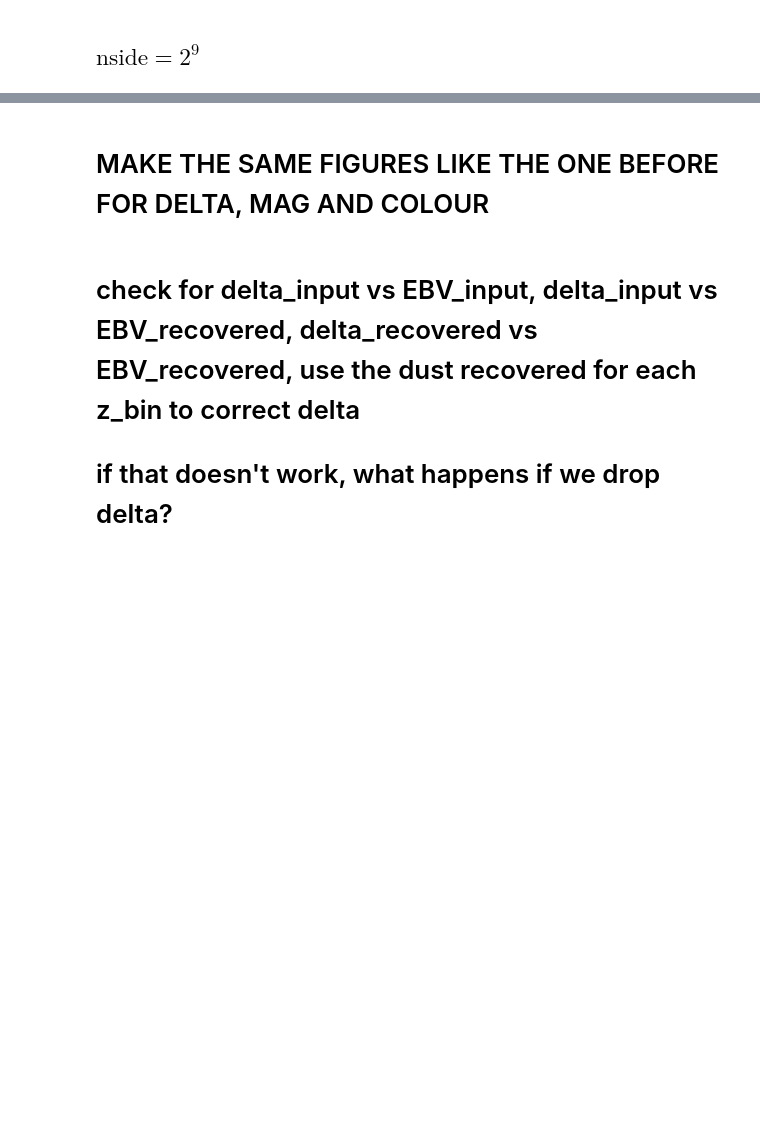
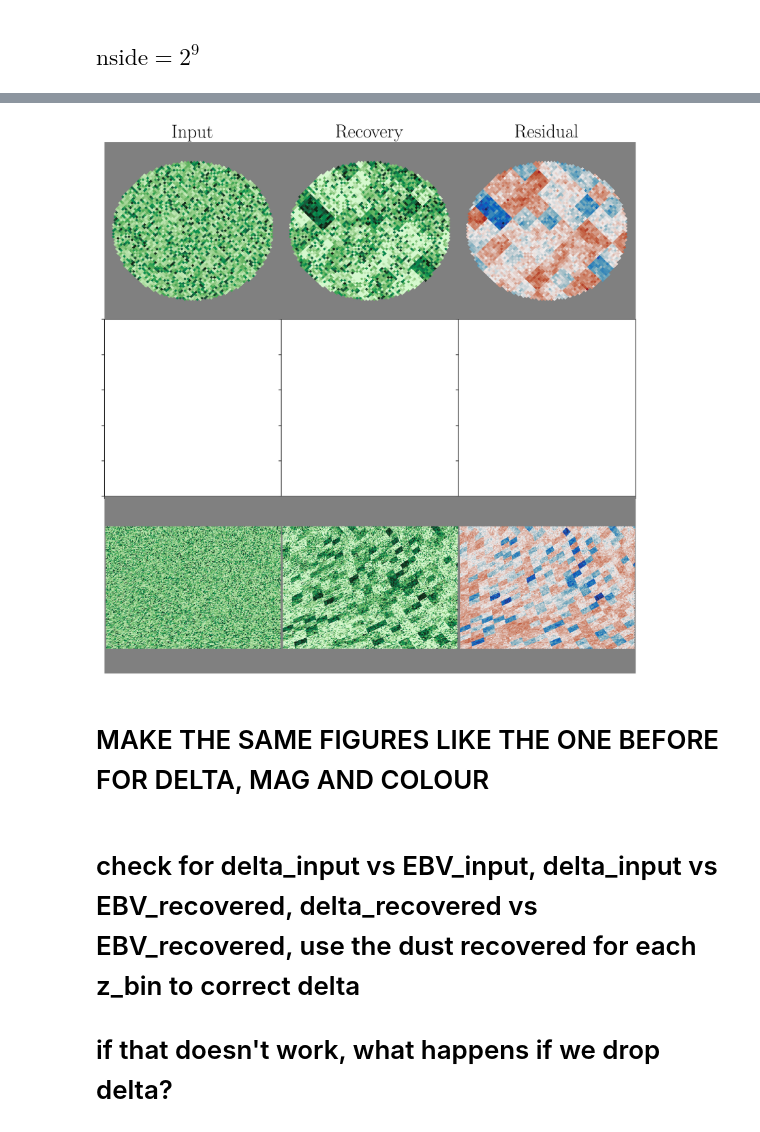
Before and after one commit to MBravoS/MW_dust_galcat, a Jupyter notebook: MW_dust_final_plots.ipynb, the cells around one changed output, grey strips where cells are left out. Saved outputs shown, nothing was run; the diff lists cells and outputs as text; code cells hidden in the pictures; blank space fills up the shorter version.

```diff
--- a/MW_dust_final_plots.ipynb
+++ b/MW_dust_final_plots.ipynb
@@ -384,11 +407,11 @@ for i in range(len(map_GAL_r248_n9['pix'])):
     SFD_GAL_r248_n9[map_GAL_r248_n9['pix'][i]]=map_GAL_r248_n9['input_map'][i]
     rec_GAL_r248_n9[map_GAL_r248_n9['pix'][i]]=map_GAL_r248_n9['output_map'][i]
 
-SFD_Buz_r248_n9=np.array([np.nan for i in range(hp.pixelfunc.nside2npix(2**9))])
-rec_Buz_r248_n9=np.array([np.nan for i in range(hp.pixelfunc.nside2npix(2**9))])
-for i in range(len(map_Buz_r248_n9['pix'])):
-    SFD_Buz_r248_n9[map_Buz_r248_n9['pix'][i]]=map_Buz_r248_n9['input_map'][i]
-    rec_Buz_r248_n9[map_Buz_r248_n9['pix'][i]]=map_Buz_r248_n9['output_map'][i]
+#SFD_Buz_r248_n9=np.array([np.nan for i in range(hp.pixelfunc.nside2npix(2**9))])
+#rec_Buz_r248_n9=np.array([np.nan for i in range(hp.pixelfunc.nside2npix(2**9))])
+#for i in range(len(map_Buz_r248_n9['pix'])):
+#    SFD_Buz_r248_n9[map_Buz_r248_n9['pix'][i]]=map_Buz_r248_n9['input_map'][i]
+#    rec_Buz_r248_n9[map_Buz_r248_n9['pix'][i]]=map_Buz_r248_n9['output_map'][i]
 
 SFD_Buz_r260_n9=np.array([np.nan for i in range(hp.pixelfunc.nside2npix(2**9))])
 rec_Buz_r260_n9=np.array([np.nan for i in range(hp.pixelfunc.nside2npix(2**9))])
@@ -398,37 +421,39 @@ for i in range(len(map_Buz_r260_n9['pix'])):
 # %%
 fig=plot.figure(100,figsize=(10,10))
 spec=gs.GridSpec(nrows=3,ncols=3,figure=fig,wspace=0,hspace=0,left=0.03,right=0.97,bottom=0.03,top=0.97)
 fax=[[fig.add_subplot(spec[0,0]),fig.add_subplot(spec[0,1]),fig.add_subplot(spec[0,2])],
      [fig.add_subplot(spec[1,0]),fig.add_subplot(spec[1,1]),fig.add_subplot(spec[1,2])],
      [fig.add_subplot(spec[2,0]),fig.add_subplot(spec[2,1]),fig.add_subplot(spec[2,2])]]
 for i in range(2):
     for j in range(3):
         temp=fax[i][j].get_xaxis().set_ticklabels([])
         temp=fax[i][j].get_yaxis().set_ticklabels([])
 
 plot.sca(fax[0][0])
 hp.cartview(SFD_GAL_r248_n9,fig=100,lonra=[-175,-165],latra=[25,35],title='Input',cbar=False,min=0,max=0.2,cmap=cmo.cm.algae,hold=True)
 plot.sca(fax[0][1])
 hp.cartview(rec_GAL_r248_n9,fig=100,lonra=[-175,-165],latra=[25,35],title='Recovery',cbar=False,min=0,max=0.2,cmap=cmo.cm.algae,hold=True)
 plot.sca(fax[0][2])
 hp.cartview(SFD_GAL_r248_n9-rec_GAL_r248_n9,fig=100,lonra=[-175,-165],latra=[25,35],title='Residual',cbar=False,cmap=cmo.cm.balance,hold=True,
             min=-np.nanmax(np.abs(SFD_GAL_r248_n9-rec_GAL_r248_n9)),max=np.nanmax(np.abs(SFD_GAL_r248_n9-rec_GAL_r248_n9)))
 
-plot.sca(fax[1][0])
-hp.cartview(SFD_Buz_r248_n9,fig=100,lonra=[60,90],latra=[-65,-35],title=None,cbar=False,min=0,max=0.2,cmap=cmo.cm.algae,hold=True)
-plot.sca(fax[1][1])
-hp.cartview(rec_Buz_r248_n9,fig=100,lonra=[60,90],latra=[-65,-35],title=None,cbar=False,min=0,max=0.2,cmap=cmo.cm.algae,hold=True)
-plot.sca(fax[1][2])
-hp.cartview(SFD_Buz_r248_n9-rec_Buz_r248_n9,fig=100,lonra=[60,90],latra=[-65,-35],title=None,cbar=False,cmap=cmo.cm.balance,hold=True,
-            min=-np.nanmax(np.abs(SFD_Buz_r248_n9-rec_Buz_r248_n9)),max=np.nanmax(np.abs(SFD_Buz_r248_n9-rec_Buz_r248_n9)))
+#plot.sca(fax[1][0])
+#hp.cartview(SFD_Buz_r248_n9,fig=100,lonra=[60,90],latra=[-65,-35],title=None,cbar=False,min=0,max=0.2,cmap=cmo.cm.algae,hold=True)
+#plot.sca(fax[1][1])
+#hp.cartview(rec_Buz_r248_n9,fig=100,lonra=[60,90],latra=[-65,-35],title=None,cbar=False,min=0,max=0.2,cmap=cmo.cm.algae,hold=True)
+#plot.sca(fax[1][2])
+#hp.cartview(SFD_Buz_r248_n9-rec_Buz_r248_n9,fig=100,lonra=[60,90],latra=[-65,-35],title=None,cbar=False,cmap=cmo.cm.balance,hold=True,
+#            min=-np.nanmax(np.abs(SFD_Buz_r248_n9-rec_Buz_r248_n9)),max=np.nanmax(np.abs(SFD_Buz_r248_n9-rec_Buz_r248_n9)))
 
 plot.sca(fax[2][0])
 hp.cartview(SFD_Buz_r260_n9,fig=100,lonra=[60,90],latra=[-65,-35],title=None,cbar=False,min=0,max=0.2,cmap=cmo.cm.algae,hold=True)
 plot.sca(fax[2][1])
 hp.cartview(rec_Buz_r260_n9,fig=100,lonra=[60,90],latra=[-65,-35],title=None,cbar=False,min=0,max=0.2,cmap=cmo.cm.algae,hold=True)
 plot.sca(fax[2][2])
 hp.cartview(SFD_Buz_r260_n9-rec_Buz_r260_n9,fig=100,lonra=[60,90],latra=[-65,-35],title=None,cbar=False,cmap=cmo.cm.balance,hold=True,
             min=-np.nanmax(np.abs(SFD_Buz_r260_n9-rec_Buz_r260_n9)),max=np.nanmax(np.abs(SFD_Buz_r260_n9-rec_Buz_r260_n9)))
+# %% [output]
+[figure, added]
 # %% [markdown]
 # MAKE THE SAME FIGURES LIKE THE ONE BEFORE FOR DELTA, MAG AND COLOUR
 # %% [markdown]
```
Also changed, not shown: parts of 12 cells of this notebook, 3 other files.
